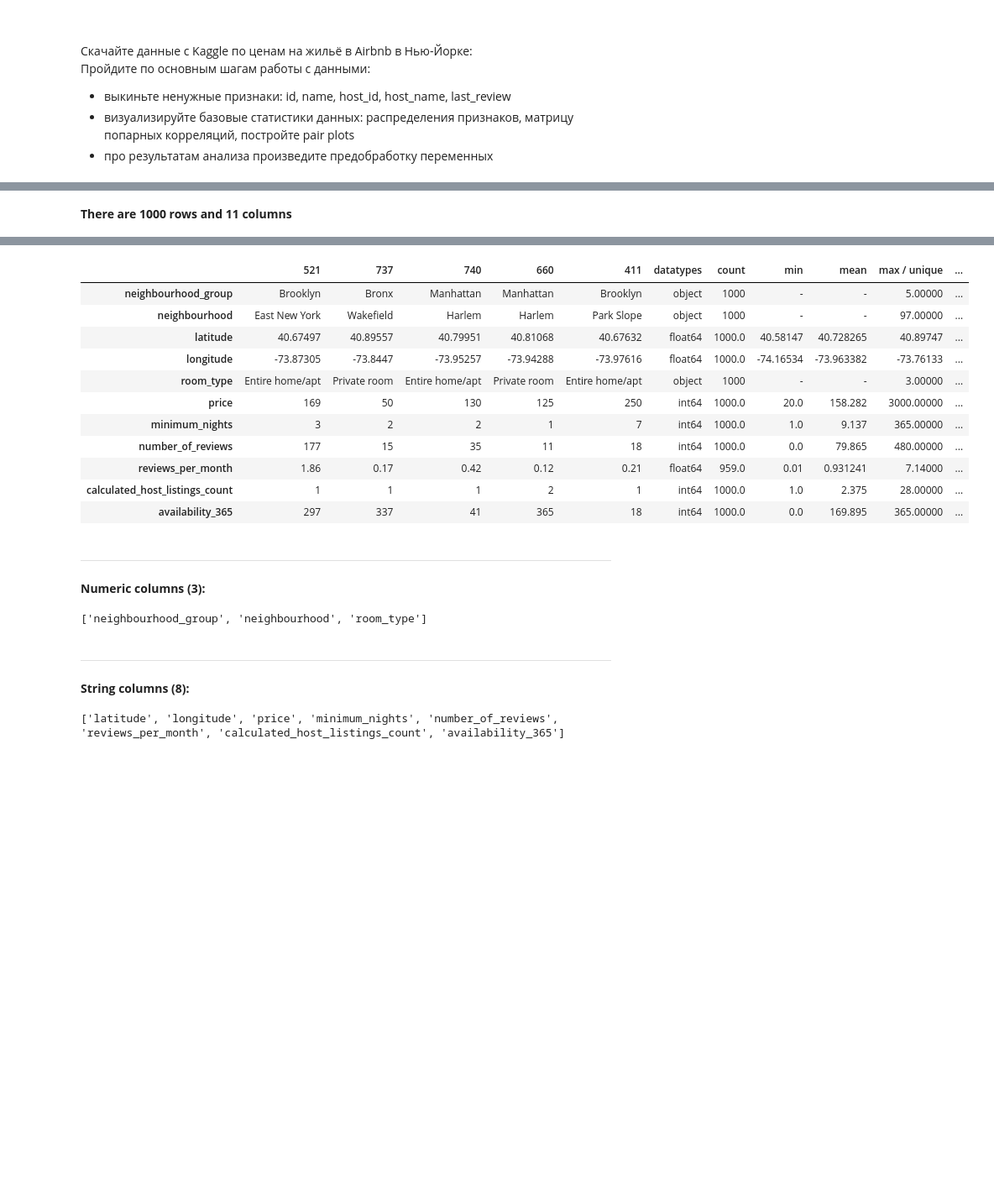
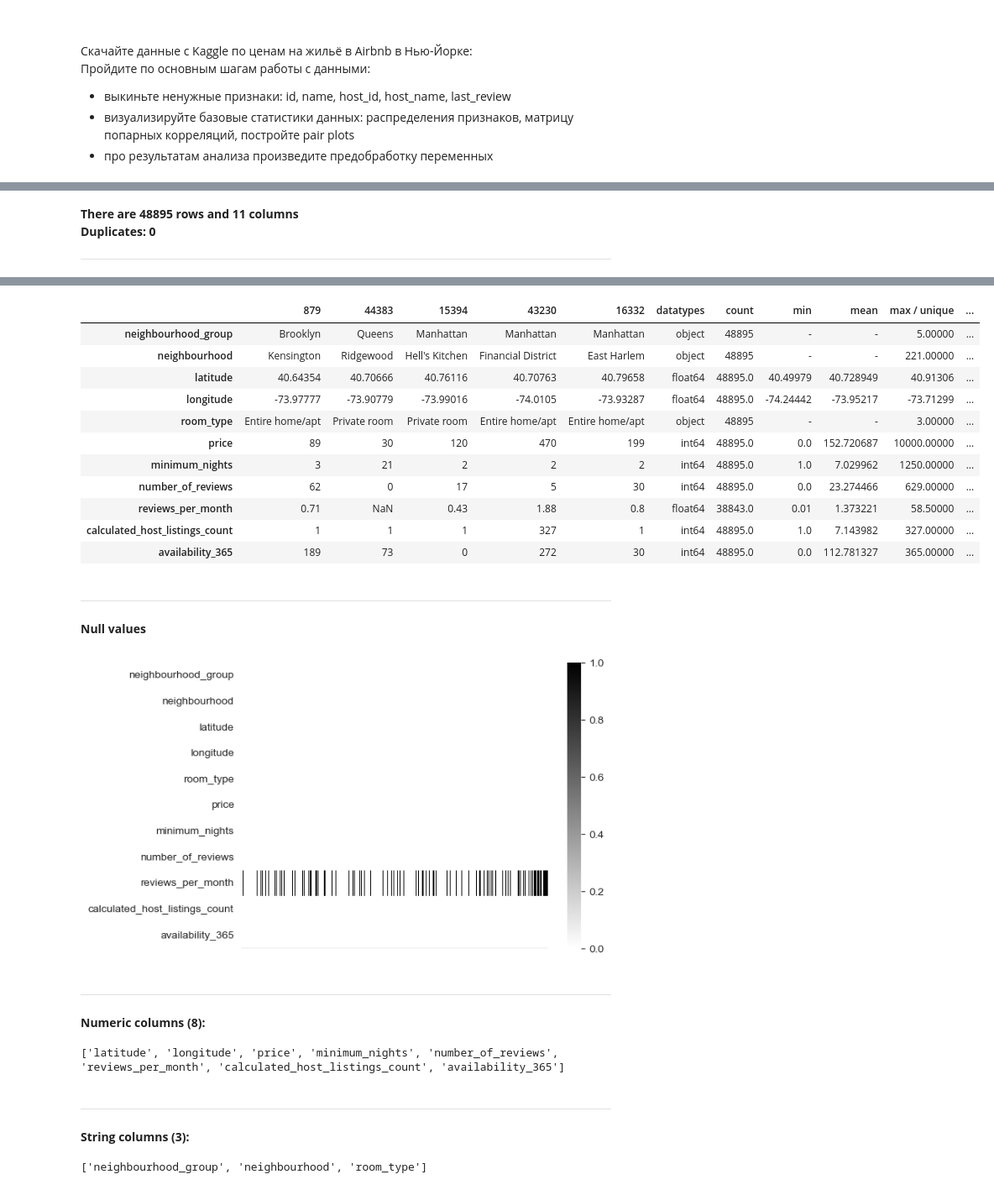
Before and after one commit to totkin/Learning-ML-2023, a Jupyter notebook: hw-6/homework-06.ipynb, the cells around one changed output, grey strips where cells are left out. Shown at 84% size. Saved outputs shown, nothing was run; the diff lists cells and outputs as text; code cells hidden in the pictures; blank space fills up the shorter version.

```diff
--- a/hw-6/homework-06.ipynb
+++ b/hw-6/homework-06.ipynb
@@ -36,8 +37,7 @@ Wall time: 1e+03 µs
 def short_describe(df, sample_size=5, repiter=125):
     repiter='>'*repiter
     nRow, nCol = df.shape
-    display(HTML(f'<b>There are {nRow} rows and {nCol} columns</b>'))
-    display(HTML("<hr>"))
+    display(HTML(f'<b>There are {nRow} rows and {nCol} columns<br>Duplicates: {df.duplicated().sum()}</b><hr>'))
     d_test=df.sample(n=sample_size, random_state=42).T
     d_test['datatypes']=df.dtypes
     d_describe=df.describe(include='all').T
@@ -52,27 +52,38 @@ def short_describe(df, sample_size=5, repiter=125):
     d_test.rename(columns = {'max':'max / unique','std':'std / freq'}, inplace = True)
     d_test=d_test.drop(columns=['unique','freq'])
 
+    d_test['nulls']=df.isnull().sum()
+
     display(d_test)
 
+    lst_num = df.select_dtypes(include='number').columns.tolist()
+    lst_str = df.select_dtypes(include='object').columns.tolist()
 
-    lst_num = df.select_dtypes(include='object').columns.tolist()
-    lst_str = df.select_dtypes(include='number').columns.tolist()
+    display(HTML("<hr><b>Null values</b>"))
+    sns.heatmap(df.isnull().T,cbar=True,cmap='gray_r',xticklabels=False)
+    plt.show()
+
     display(HTML(f'<hr><b>Numeric columns ({len(lst_num)}):</b>'))
     print(lst_num)
     display(HTML(f'<hr><b>String columns ({len(lst_str)}):</b>'))
     print(lst_str)
+
+
     display(HTML("<hr>"))
-
     return lst_num, lst_str
 # %%
 %%time
 
-topNrows = 1000
 strFileName='AB_NYC_2019.csv'
-df = pd.read_csv(strFileName, delimiter=',', nrows = topNrows)
+
+# topNrows = 5000
+# df = pd.read_csv(strFileName, delimiter=',', nrows = topNrows)
+
+df = pd.read_csv(strFileName, delimiter=',', engine='pyarrow')
 
 df=df.drop(columns=['id', 'name', 'host_id', 'host_name', 'last_review'])
 
-lst_num, lst_str= short_describe(df)
+cols_num, cols_str= short_describe(df)
 # %% [output]
-There are 1000 rows and 11 columns
+There are 48895 rows and 11 columns
+Duplicates: 0
@@ -80,16 +90,18 @@ There are 1000 rows and 11 columns
-|  | 521 | 737 | 740 | 660 | 411 | datatypes | count | min | mean | max / unique | ... |
-| neighbourhood_group | Brooklyn | Bronx | Manhattan | Manhattan | Brooklyn | object | 1000 | - | - | 5.00000 | ... |
-| neighbourhood | East New York | Wakefield | Harlem | Harlem | Park Slope | object | 1000 | - | - | 97.00000 | ... |
-| latitude | 40.67497 | 40.89557 | 40.79951 | 40.81068 | 40.67632 | float64 | 1000.0 | 40.58147 | 40.728265 | 40.89747 | ... |
-| longitude | -73.87305 | -73.8447 | -73.95257 | -73.94288 | -73.97616 | float64 | 1000.0 | -74.16534 | -73.963382 | -73.76133 | ... |
-| room_type | Entire home/apt | Private room | Entire home/apt | Private room | Entire home/apt | object | 1000 | - | - | 3.00000 | ... |
-| price | 169 | 50 | 130 | 125 | 250 | int64 | 1000.0 | 20.0 | 158.282 | 3000.00000 | ... |
-| minimum_nights | 3 | 2 | 2 | 1 | 7 | int64 | 1000.0 | 1.0 | 9.137 | 365.00000 | ... |
-| number_of_reviews | 177 | 15 | 35 | 11 | 18 | int64 | 1000.0 | 0.0 | 79.865 | 480.00000 | ... |
-| reviews_per_month | 1.86 | 0.17 | 0.42 | 0.12 | 0.21 | float64 | 959.0 | 0.01 | 0.931241 | 7.14000 | ... |
-| calculated_host_listings_count | 1 | 1 | 1 | 2 | 1 | int64 | 1000.0 | 1.0 | 2.375 | 28.00000 | ... |
-| availability_365 | 297 | 337 | 41 | 365 | 18 | int64 | 1000.0 | 0.0 | 169.895 | 365.00000 | ... |
+|  | 879 | 44383 | 15394 | 43230 | 16332 | datatypes | count | min | mean | max / unique | ... |
+| neighbourhood_group | Brooklyn | Queens | Manhattan | Manhattan | Manhattan | object | 48895 | - | - | 5.00000 | ... |
+| neighbourhood | Kensington | Ridgewood | Hell's Kitchen | Financial District | East Harlem | object | 48895 | - | - | 221.00000 | ... |
+| latitude | 40.64354 | 40.70666 | 40.76116 | 40.70763 | 40.79658 | float64 | 48895.0 | 40.49979 | 40.728949 | 40.91306 | ... |
+| longitude | -73.97777 | -73.90779 | -73.99016 | -74.0105 | -73.93287 | float64 | 48895.0 | -74.24442 | -73.95217 | -73.71299 | ... |
+| room_type | Entire home/apt | Private room | Private room | Entire home/apt | Entire home/apt | object | 48895 | - | - | 3.00000 | ... |
+| price | 89 | 30 | 120 | 470 | 199 | int64 | 48895.0 | 0.0 | 152.720687 | 10000.00000 | ... |
+| minimum_nights | 3 | 21 | 2 | 2 | 2 | int64 | 48895.0 | 1.0 | 7.029962 | 1250.00000 | ... |
+| number_of_reviews | 62 | 0 | 17 | 5 | 30 | int64 | 48895.0 | 0.0 | 23.274466 | 629.00000 | ... |
+| reviews_per_month | 0.71 | NaN | 0.43 | 1.88 | 0.8 | float64 | 38843.0 | 0.01 | 1.373221 | 58.50000 | ... |
+| calculated_host_listings_count | 1 | 1 | 1 | 327 | 1 | int64 | 48895.0 | 1.0 | 7.143982 | 327.00000 | ... |
+| availability_365 | 189 | 73 | 0 | 272 | 30 | int64 | 48895.0 | 0.0 | 112.781327 | 365.00000 | ... |
-Numeric columns (3):
+Null values
+[figure, added]
+Numeric columns (8):
-['neighbourhood_group', 'neighbourhood', 'room_type']
+['latitude', 'longitude', 'price', 'minimum_nights', 'number_of_reviews', 'reviews_per_month', 'calculated_host_listings_count', 'availability_365']
-String columns (8):
+String columns (3):
-['latitude', 'longitude', 'price', 'minimum_nights', 'number_of_reviews', 'reviews_per_month', 'calculated_host_listings_count', 'availability_365']
+['neighbourhood_group', 'neighbourhood', 'room_type']
```
Also changed, not shown: parts of 24 cells of this notebook, 1 other file.
